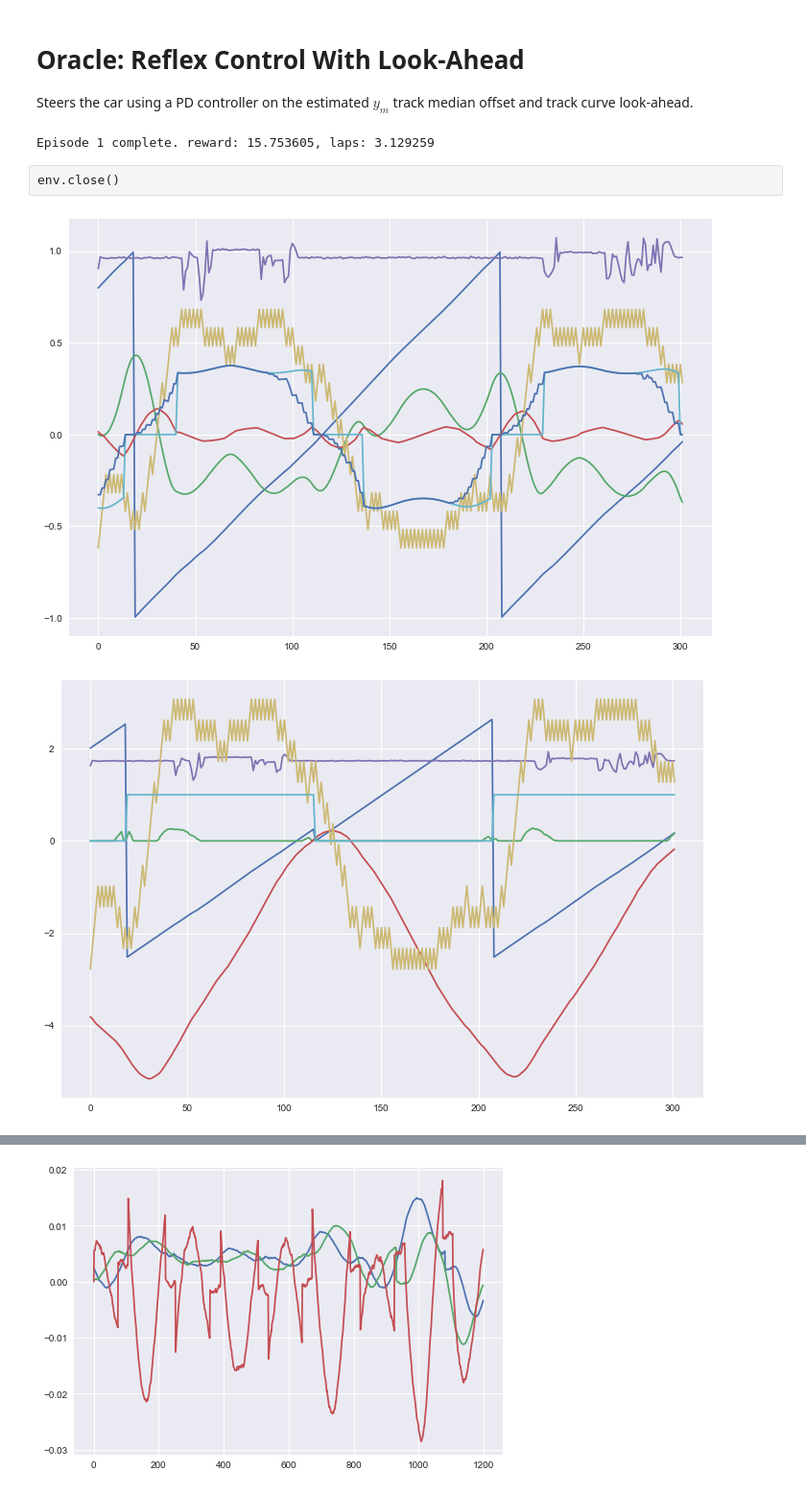
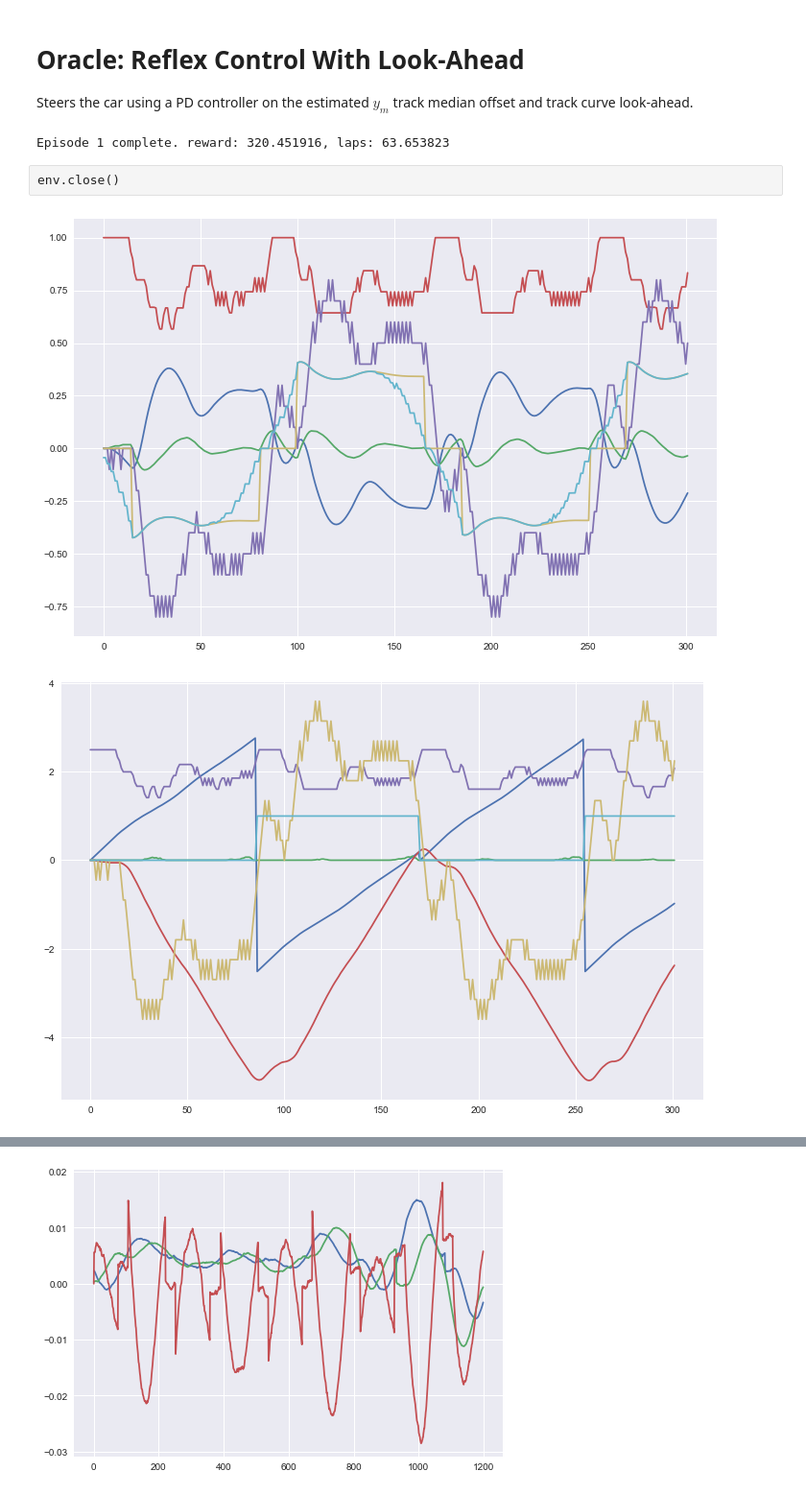
Before and after one commit to jcsharp/DriveIt, a Jupyter notebook: Oracle-Multi.ipynb, the cells around one changed output, grey strips where cells are left out. Shown at 96% size. Drawn from its saved outputs; the diff is of its cells as text; code cells hidden in the pictures.

```diff
--- a/Oracle-Multi.ipynb
+++ b/Oracle-Multi.ipynb
@@ -18,16 +18,15 @@ from utils import Color
 from DriveItCircuit import *
 
 num_episodes = 1
-time_limit = 10.
+time_limit = 180.
 gamma = 0.99
-noisy = True
-random_position = True
-speed_limit = 1.8
+noisy = False
+random_position = False
+speed_limit = 2.5
 
 car = Car.HighPerf(Color.green, speed_limit)
 bots = []
-#bots = [Car.HighPerf(Color.green, speed_limit), \
-#        Car.Simple(Color.orange, 1.0), \
+#bots = [Car.Simple(Color.orange, 1.0), \
 #        Car.Simple(Color.purple, 1.2)]
 
 env = BeliefDriveItEnv(car, bots, time_limit, noisy)
@@ -40,9 +39,9 @@ crashes = 0
 obs, bel, pos, actions = [env.tracker.observation], [b], [env.tracker.position], []
 fs = []
 
-ky, kdy = -3.0, -3.0
-kth, kdth = 0.0, 0.0
-kkt, kka, kdka = 0.0, 3.0, 0.1
+ky, kdy =        3.0, 10.0
+kth, kdth =      1.0, 0.3
+kkt, kka, kdka = 0.0, 1.0, 0.0
 epsilon = 0.05
 
 for i_episode in range(1, num_episodes + 1):
@@ -51,19 +50,18 @@ for i_episode in range(1, num_episodes + 1):
         if num_episodes < 2 and time_limit < 60.0:
             env.render()
 
-        y, th, v, k, kt, ka = b
-        y_, th_, v_, k_, kt_, ka_ = b_
+        y, th, v, k, kt, ka, d1, d2, d3, d4, d5 = b
+        y_, th_, v_, k_, kt_, ka_, _d1, _d2, _d3, _d4, _d5 = b_
         dy, dth, dka = y - y_, th - th_, ka - ka_
         b_ = b
 
         fy = ky * y + kdy * dy
         fth = kth * dth + kdth * dth
         fk = kkt * (kt - k) + kka * (ka - k) + kdka * (dka - k)
-        f = fy + fth + fk
+        f = -fy + fth + fk - k
         if f > epsilon: action = 1
-        elif f < epsilon: action = 2
+        elif f < -epsilon: action = 2
         else: action = 0
-
 
         safe_throttle = car.specs.safe_turn_speed( \
             max(abs(k), abs(ka)), 0.9) / car.specs.v_max
@@ -98,17 +96,17 @@ if num_episodes > 1:
     print('Average reward: %f with %d crashes' % \
           (reward_sum / num_episodes, crashes))
 # %% [output]
-Episode 1 complete. reward: 15.753605, laps: 3.129259
+Episode 1 complete. reward: 320.451916, laps: 63.653823
 # %% [raw]
 env.close()
 # %%
-_ = plt.plot([b for b in bel])
+_ = plt.plot([b[:-5] for b in bel])
 # %% [output]
-[figure, old version]
+[figure, new version]
 # %%
 _ = plt.plot([o for o in obs])
 # %% [output]
-[figure, old version]
+[figure, new version]
 # %%
 _ = plt.plot([p for p in pos])
 # %% [output]
```
Also changed, not shown: parts of 3 cells of this notebook.
